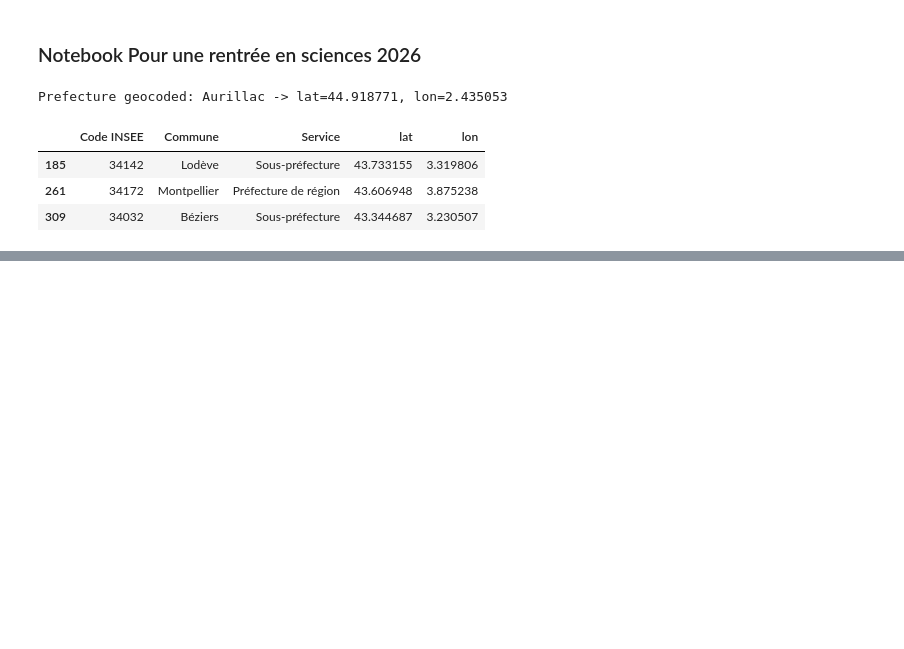
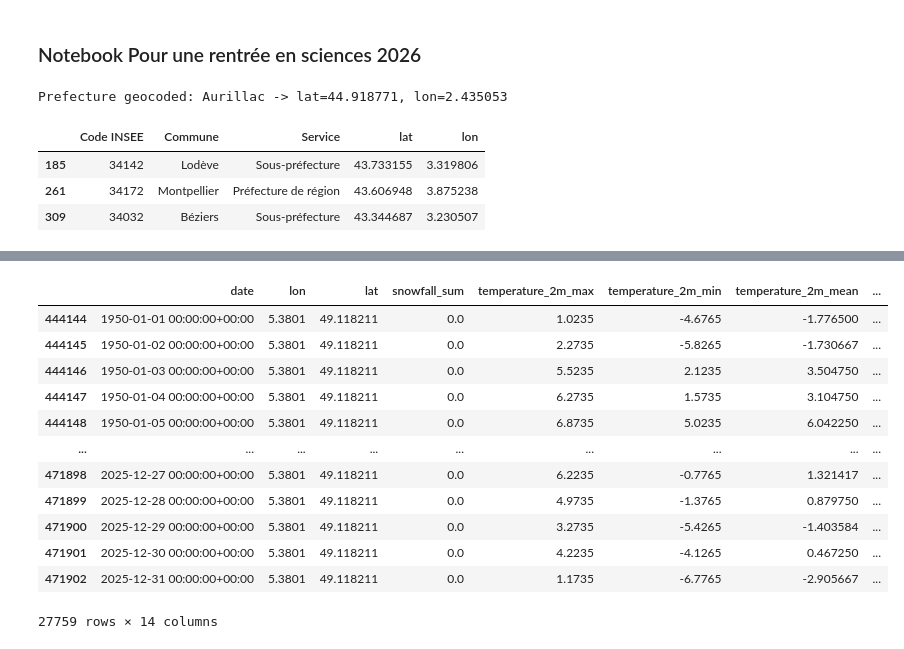
Before and after one commit to colinlenoble/Climate_vs_meteo, a Jupyter notebook: extract_timeseries.ipynb, the cells around one changed output, grey strips where cells are left out. Saved outputs shown, nothing was run; the diff lists cells and outputs as text; code cells hidden in the pictures; blank space fills up the shorter version.

```diff
--- a/extract_timeseries.ipynb
+++ b/extract_timeseries.ipynb
@@ -40,7 +41,7 @@ print(f"Prefecture geocoded: {label} -> lat={lat}, lon={lon}")
 # %% [output]
 Prefecture geocoded: Aurillac -> lat=44.918771, lon=2.435053
 # %%
-pref = pd.read_csv("../data/pref_lat_lon.csv", sep=";")
+pref = pd.read_csv("data/pref_lat_lon.csv", sep=";")
 pref["lat"] = pref["Geo Point"].apply(lambda x: float(x.split(",")[0]))
 pref["lon"] = pref["Geo Point"].apply(lambda x: float(x.split(",")[1]))
 pref = pref[['Code INSEE', 'Commune', 'Service', 'lat', 'lon']]
@@ -198,13 +147,19 @@ def fetch_daily_dataframe(
 # %%
 lons = pref[pref.Service == 'Préfecture de région'].lon.to_list()
 lats = pref[pref.Service == 'Préfecture de région'].lat.to_list()
-lons = lons[:2]
-lats = lats[:2]
-
 df = fetch_daily_dataframe(
     variables=["snowfall_sum", "temperature_2m_max", "temperature_2m_min", "temperature_2m_mean"],
-    lon_list=lons,
-    lat_list=lats,)
-seuils = pd.read_csv("../data/seuils_canicules.csv", sep=",")
-seuils['dep'] = seuils['dep'].apply(lambda x: str(x).zfill(2))
-seuils
+    locations=list(zip(lats, lons)))
+seuils = pd.read_csv("data/seuils_canicules.csv", sep=",")
+seuils['dep'] = seuils['dep'].astype(str).str.zfill(2)
+
+df = pd.read_csv("temp/daily_data.csv",)
+df = df.reset_index()
+pref_region = pref[pref.Service == 'Préfecture de région']
+df.loc[:, 'lon'] = df['lon'].astype(float).round(4)
+pref_region.loc[:, 'lon'] = pref_region['lon'].astype(float).round(4)
+df = df.merge(
+    pref_region[['Code INSEE', 'Commune', 'lon']],
+    on=['lon'],
+    how='left'
+)
@@ -213,2 +165,0 @@ OpenMeteoRequestsError: failed to request 'https://archive-api.open-meteo.com/v1
-# %%
-df['canicule'] = df
@@ -229,0 +166,4 @@ df['canicule'] = df
+# %%
+df['dept'] = df['Code INSEE'].apply(lambda x: str(x)[:2])
+df = df.merge(seuils, left_on='dept', right_on='dep', how='left')
+df['canicule'] = (df['temperature_2m_max'] >= df['smax'])&(df['temperature_2m_min'] >= df['smin'])
@@ -230 +211,18 @@ df['canicule'] = df
+# %%
+df_marseille = df[df['Commune'] == 'Marseille']
+df_marseille
+# %% [output]
+|  | date | lon | lat | snowfall_sum | temperature_2m_max | temperature_2m_min | temperature_2m_mean | ... |
+| 444144 | 1950-01-01 00:00:00+00:00 | 5.3801 | 49.118211 | 0.0 | 1.0235 | -4.6765 | -1.776500 | ... |
+| 444145 | 1950-01-02 00:00:00+00:00 | 5.3801 | 49.118211 | 0.0 | 2.2735 | -5.8265 | -1.730667 | ... |
+| 444146 | 1950-01-03 00:00:00+00:00 | 5.3801 | 49.118211 | 0.0 | 5.5235 | 2.1235 | 3.504750 | ... |
+| 444147 | 1950-01-04 00:00:00+00:00 | 5.3801 | 49.118211 | 0.0 | 6.2735 | 1.5735 | 3.104750 | ... |
+| 444148 | 1950-01-05 00:00:00+00:00 | 5.3801 | 49.118211 | 0.0 | 6.8735 | 5.0235 | 6.042250 | ... |
+| ... | ... | ... | ... | ... | ... | ... | ... | ... |
+| 471898 | 2025-12-27 00:00:00+00:00 | 5.3801 | 49.118211 | 0.0 | 6.2235 | -0.7765 | 1.321417 | ... |
+| 471899 | 2025-12-28 00:00:00+00:00 | 5.3801 | 49.118211 | 0.0 | 4.9735 | -1.3765 | 0.879750 | ... |
+| 471900 | 2025-12-29 00:00:00+00:00 | 5.3801 | 49.118211 | 0.0 | 3.2735 | -5.4265 | -1.403584 | ... |
+| 471901 | 2025-12-30 00:00:00+00:00 | 5.3801 | 49.118211 | 0.0 | 4.2235 | -4.1265 | 0.467250 | ... |
+| 471902 | 2025-12-31 00:00:00+00:00 | 5.3801 | 49.118211 | 0.0 | 1.1735 | -6.7765 | -2.905667 | ... |
+27759 rows × 14 columns
 # %%
```
Also changed, not shown: parts of 9 cells of this notebook, 2 other files.
